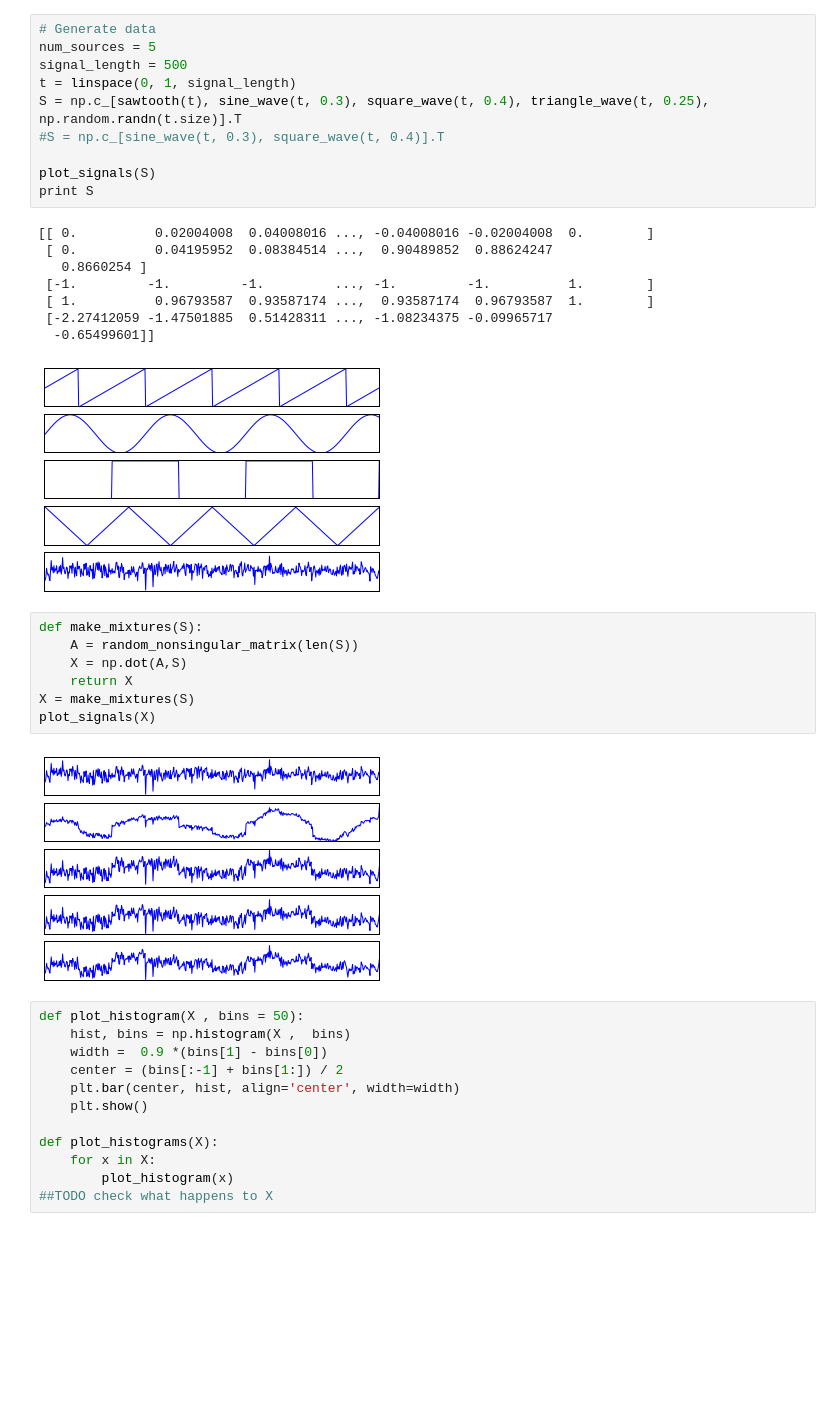
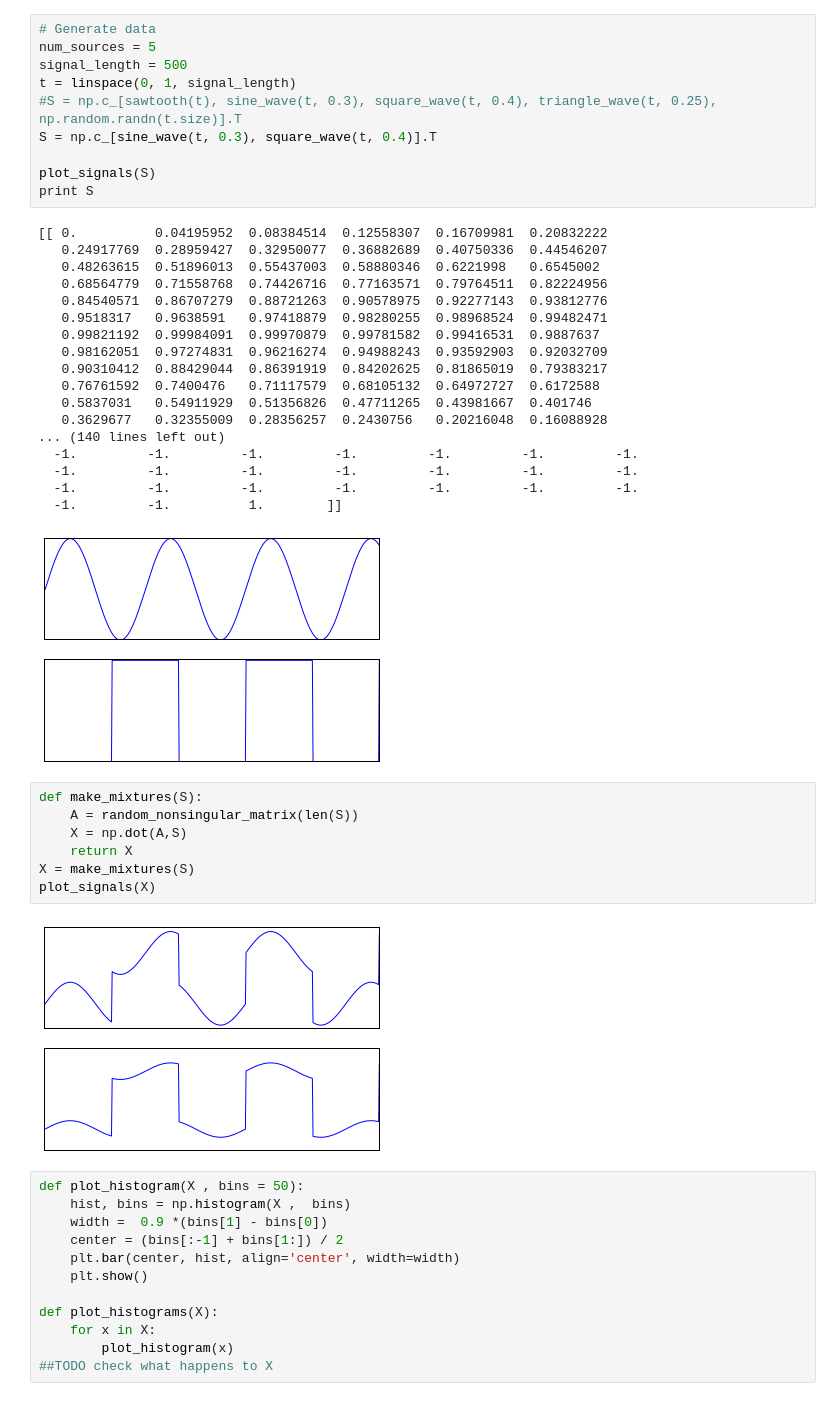
Before and after one commit to stathischaritos/ML-ICA, a Jupyter notebook: ML_LAB_1.ipynb, the cells around one changed output. Cells and saved outputs as stored; diff of their text form; blank space fills up the shorter version.

```diff
--- a/ML_LAB_1.ipynb
+++ b/ML_LAB_1.ipynb
@@ -41,22 +39,32 @@ WARNING: pylab import has clobbered these variables: ['f']
 # %%
 # Generate data
 num_sources = 5
 signal_length = 500
 t = linspace(0, 1, signal_length)
-S = np.c_[sawtooth(t), sine_wave(t, 0.3), square_wave(t, 0.4), triangle_wave(t, 0.25), np.random.randn(t.size)].T
-#S = np.c_[sine_wave(t, 0.3), square_wave(t, 0.4)].T
+#S = np.c_[sawtooth(t), sine_wave(t, 0.3), square_wave(t, 0.4), triangle_wave(t, 0.25), np.random.randn(t.size)].T
+S = np.c_[sine_wave(t, 0.3), square_wave(t, 0.4)].T
 
 plot_signals(S)
 print S
 # %% [output]
-[[ 0.          0.02004008  0.04008016 ..., -0.04008016 -0.02004008  0.        ]
- [ 0.          0.04195952  0.08384514 ...,  0.90489852  0.88624247
-   0.8660254 ]
- [-1.         -1.         -1.         ..., -1.         -1.          1.        ]
- [ 1.          0.96793587  0.93587174 ...,  0.93587174  0.96793587  1.        ]
- [-2.27412059 -1.47501885  0.51428311 ..., -1.08234375 -0.09965717
-  -0.65499601]]
+[[ 0.          0.04195952  0.08384514  0.12558307  0.16709981  0.20832222
+   0.24917769  0.28959427  0.32950077  0.36882689  0.40750336  0.44546207
+   0.48263615  0.51896013  0.55437003  0.58880346  0.6221998   0.6545002
+   0.68564779  0.71558768  0.74426716  0.77163571  0.79764511  0.82224956
+   0.84540571  0.86707279  0.88721263  0.90578975  0.92277143  0.93812776
+   0.9518317   0.9638591   0.97418879  0.98280255  0.98968524  0.99482471
+   0.99821192  0.99984091  0.99970879  0.99781582  0.99416531  0.9887637
+   0.98162051  0.97274831  0.96216274  0.94988243  0.93592903  0.92032709
+   0.90310412  0.88429044  0.86391919  0.84202625  0.81865019  0.79383217
+   0.76761592  0.7400476   0.71117579  0.68105132  0.64972727  0.6172588
+   0.5837031   0.54911929  0.51356826  0.47711265  0.43981667  0.401746
+   0.3629677   0.32355009  0.28356257  0.2430756   0.20216048  0.16088928
+... (140 lines left out)
+  -1.         -1.         -1.         -1.         -1.         -1.         -1.
+  -1.         -1.         -1.         -1.         -1.         -1.         -1.
+  -1.         -1.         -1.         -1.         -1.         -1.         -1.
+  -1.         -1.          1.        ]]
-[figure, old version]
+[figure, new version]
 # %%
 def make_mixtures(S):
     A = random_nonsingular_matrix(len(S))
@@ -65,7 +73,7 @@ def make_mixtures(S):
 X = make_mixtures(S)
 plot_signals(X)
 # %% [output]
-[figure, old version]
+[figure, new version]
 # %%
 def plot_histogram(X , bins = 50):
     hist, bins = np.histogram(X ,  bins)
```
Also changed, not shown: parts of 13 cells of this notebook, 15 other files.
